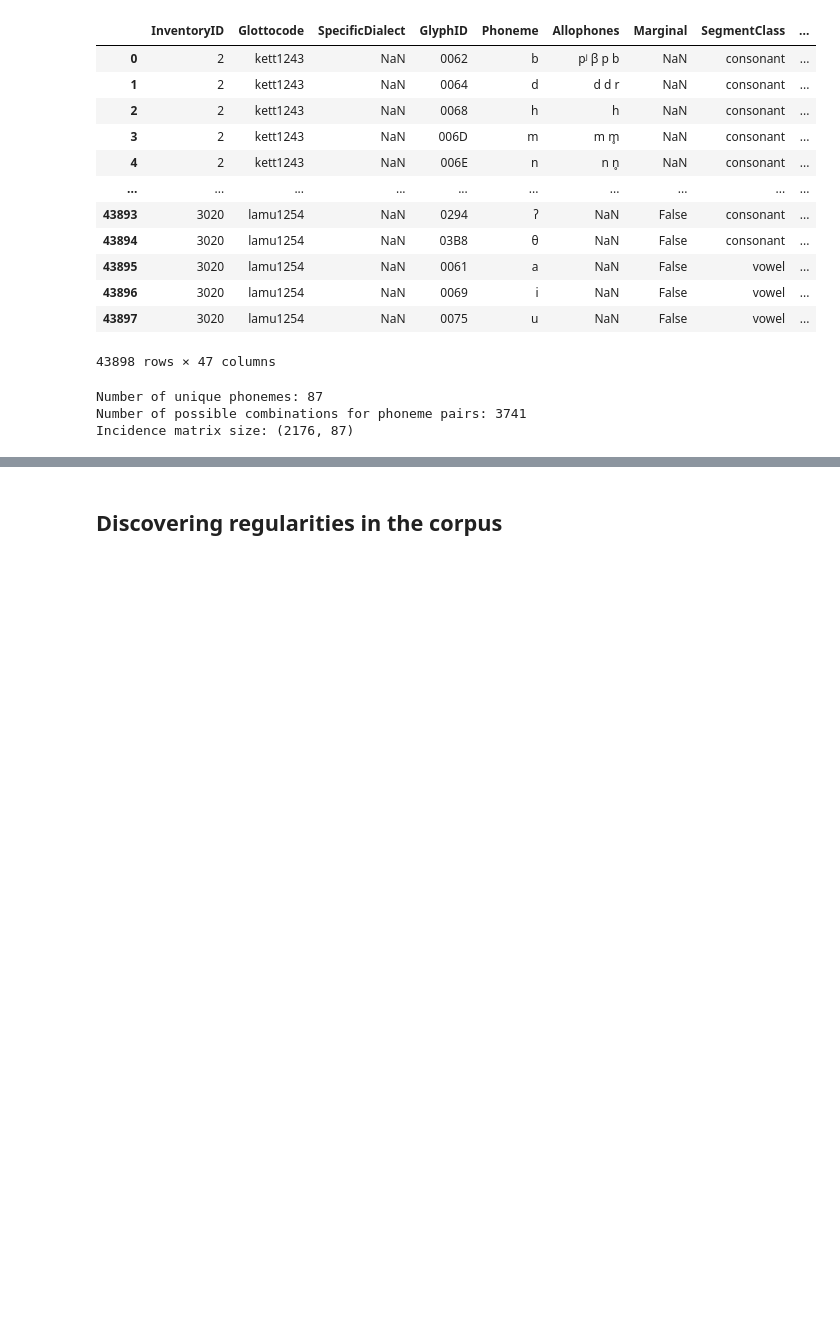
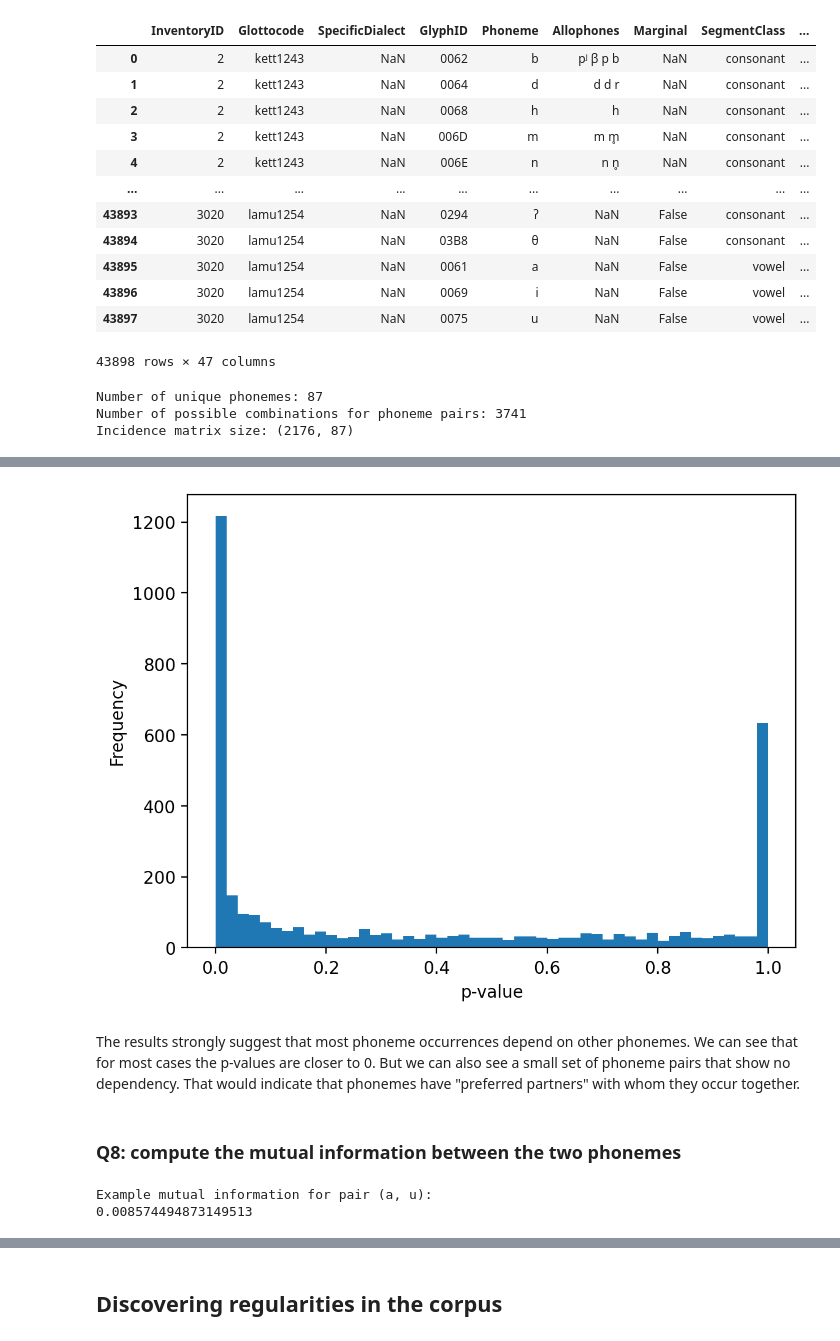
Before and after one commit to phtryll/nlp-labs, a Jupyter notebook: vowel-inventories/vowel_inventories.ipynb, the cells around one changed output, grey strips where cells are left out. Saved outputs shown, nothing was run; the diff lists cells and outputs as text; code cells hidden in the pictures; blank space fills up the shorter version.

```diff
--- a/vowel-inventories/vowel_inventories.ipynb
+++ b/vowel-inventories/vowel_inventories.ipynb
@@ -810,0 +813,15 @@ We have considerably reduced the size of our data.
+# %%
+from tqdm import tqdm
+import numpy as np
+
+def build_contingencies(matrix, pairs):
+    contingencies = {}
+
+    for a, b in tqdm(pairs, desc="Building contingency tables"):
+        x, y = matrix[a].astype(bool), matrix[b].astype(bool)
+        table = np.array([[(x & y).sum(), (x & ~y).sum()], [(~x & y).sum(),  (~x & ~y).sum()]])
+        contingencies[(a, b)] = table
+
+    return contingencies
+
+contingencies = build_contingencies(matrix, phoneme_pairs)
@@ -810,0 +860,18 @@ We have considerably reduced the size of our data.
+# %%
+from scipy.stats import chi2_contingency
+
+def compute_chi(contingencies):
+    chi2_results = {}
+
+    for pair, table in tqdm(contingencies.items(), desc="Calculating chi-2"):
+        chi2, p, dof, expected = chi2_contingency(table)
+        chi2_results[pair] = {
+            "chi2": chi2,
+            "p": p,
+            "dof": dof,
+            "expected": expected
+        }
+
+    return chi2_results
+
+chi2_results = compute_chi(contingencies)
@@ -810,0 +896,15 @@ We have considerably reduced the size of our data.
+# %%
+#| echo: false
+#| label: fig-chi-distribution
+# | fig-cap: "Distribution of chi-square test p-values across phoneme pairs"
+
+plt.hist([pair['p'] for pair in chi2_results.values()], bins=50)
+plt.xlabel("p-value")
+plt.ylabel("Frequency")
+plt.show()
+# %% [output]
+[figure, added]
+# %% [markdown]
+The results strongly suggest that most phoneme occurrences depend on other phonemes. We can see that for most cases the p-values are closer to 0. But we can also see a small set of phoneme pairs that show no dependency. That would indicate that phonemes have "preferred partners" with whom they occur together.
+# %% [markdown]
+### Q8: compute the mutual information between the two phonemes
@@ -810,0 +938,7 @@ We have considerably reduced the size of our data.
+# %%
+# echo: false
+
+print(f"Example mutual information for pair (a, u): \n{mutual_information[('a', 'u')]}")
+# %% [output]
+Example mutual information for pair (a, u):
+0.008574494873149513
```
Also changed, not shown: parts of 27 cells of this notebook, 1 other file.
